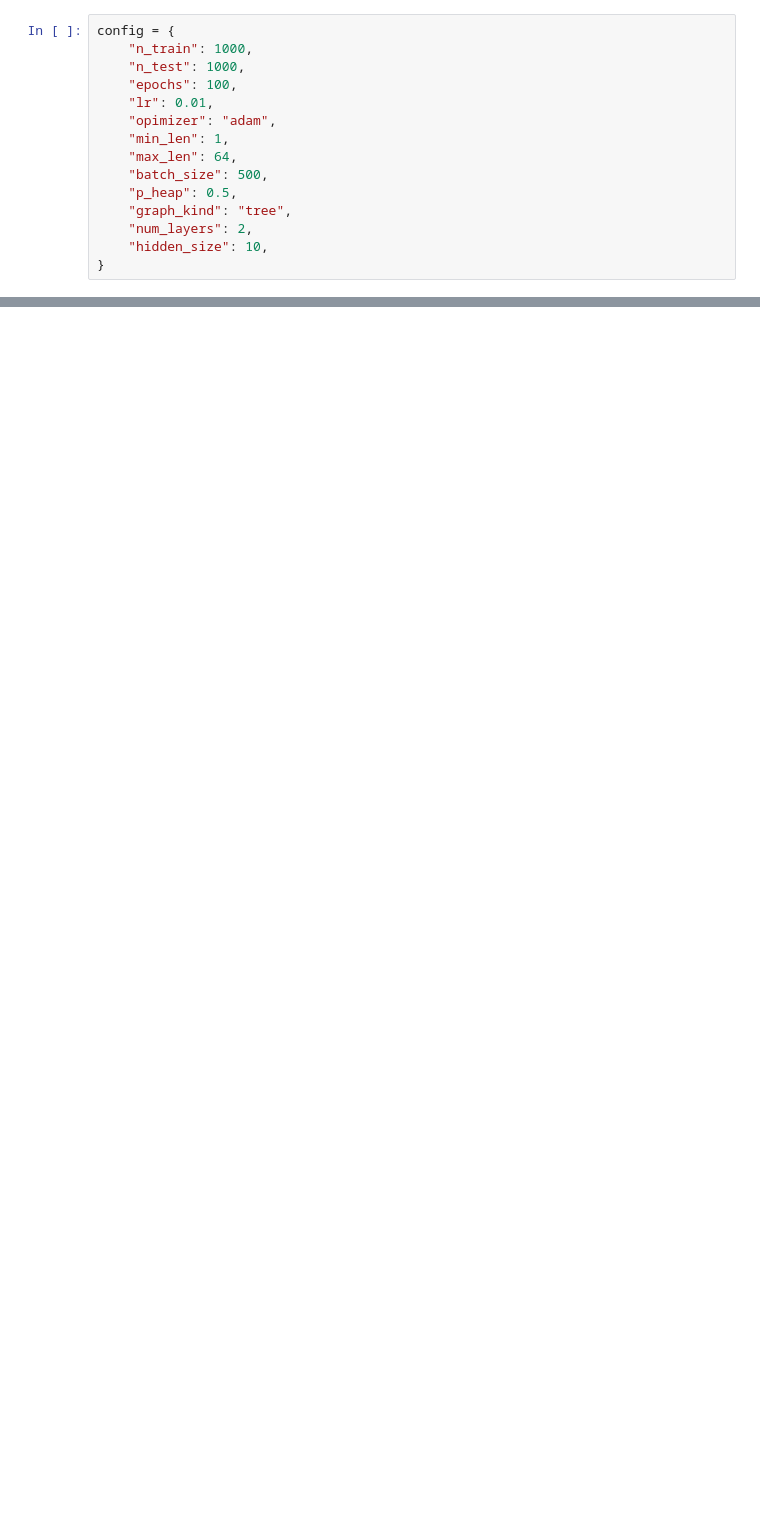
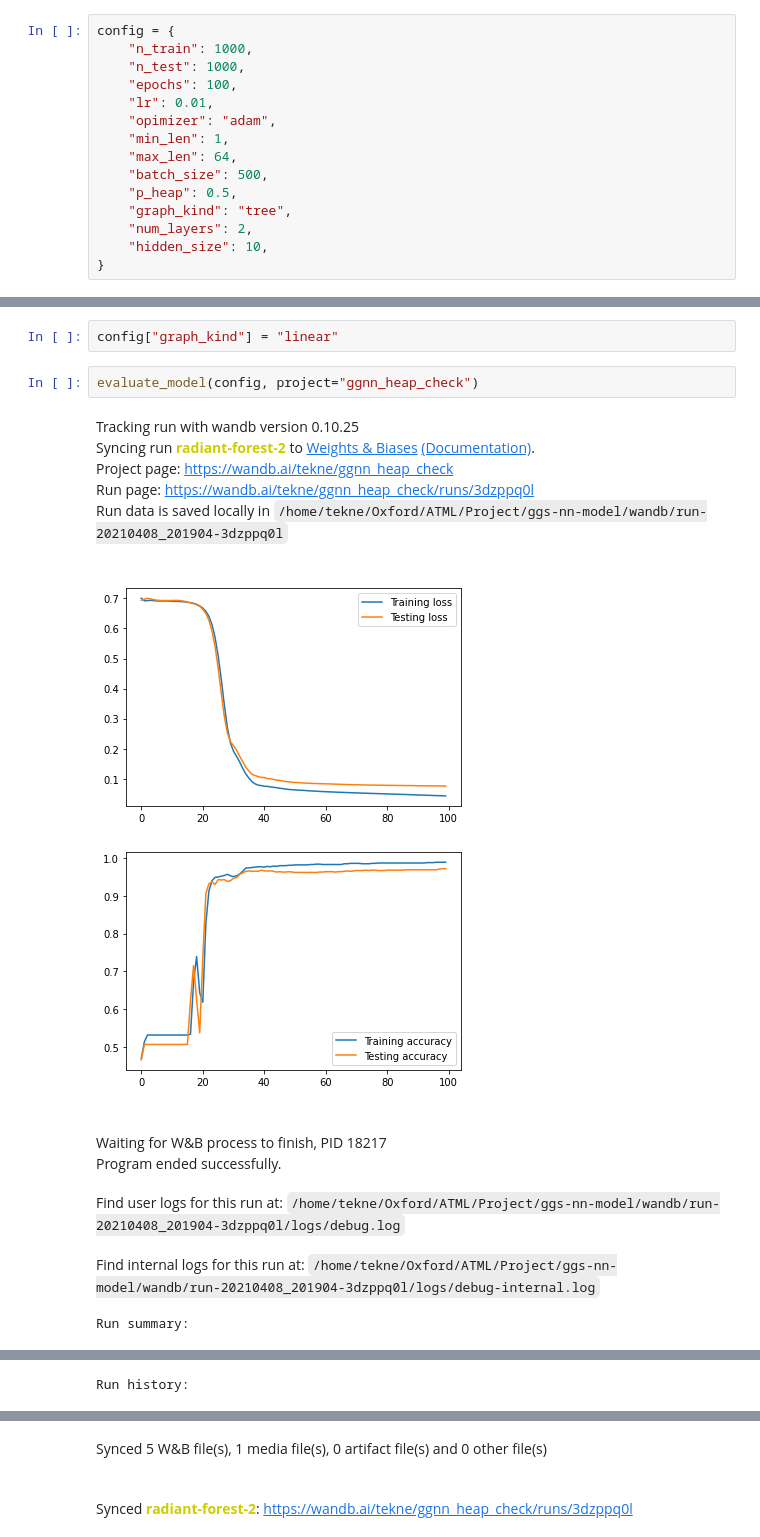
Before and after one commit to imbrem/atml-project, a Jupyter notebook: experiments/HeapDataGGNN.ipynb, the cells around one changed output, grey strips where cells are left out. Cells and saved outputs as stored; diff of their text form; blank space fills up the shorter version.

```diff
--- a/experiments/HeapDataGGNN.ipynb
+++ b/experiments/HeapDataGGNN.ipynb
@@ -103,0 +137,17 @@ evaluate_model(config, project="ggnn_heap_check")
+# %%
+config["graph_kind"] = "linear"
+# %%
+evaluate_model(config, project="ggnn_heap_check")
+# %% [output]
+Tracking run with wandb version 0.10.25
+Syncing run radiant-forest-2 to Weights & Biases (Documentation).
+Project page: https://wandb.ai/tekne/ggnn_heap_check
+Run page: https://wandb.ai/tekne/ggnn_heap_check/runs/3dzppq0l
+Run data is saved locally in /home/tekne/Oxford/ATML/Project/ggs-nn-model/wandb/run-20210408_201904-3dzppq0l
+[figure, added]
+[figure, added]
+Waiting for W&B process to finish, PID 18217
+Program ended successfully.
+Find user logs for this run at: /home/tekne/Oxford/ATML/Project/ggs-nn-model/wandb/run-20210408_201904-3dzppq0l/logs/debug.log
+Find internal logs for this run at: /home/tekne/Oxford/ATML/Project/ggs-nn-model/wandb/run-20210408_201904-3dzppq0l/logs/debug-internal.log
+Run summary:
@@ -103,0 +162 @@ evaluate_model(config, project="ggnn_heap_check")
+Run history:
@@ -103,0 +170,2 @@ evaluate_model(config, project="ggnn_heap_check")
+Synced 5 W&B file(s), 1 media file(s), 0 artifact file(s) and 0 other file(s)
+Synced radiant-forest-2: https://wandb.ai/tekne/ggnn_heap_check/runs/3dzppq0l
```
Also changed, not shown: parts of 7 cells of this notebook, 1 other file.
